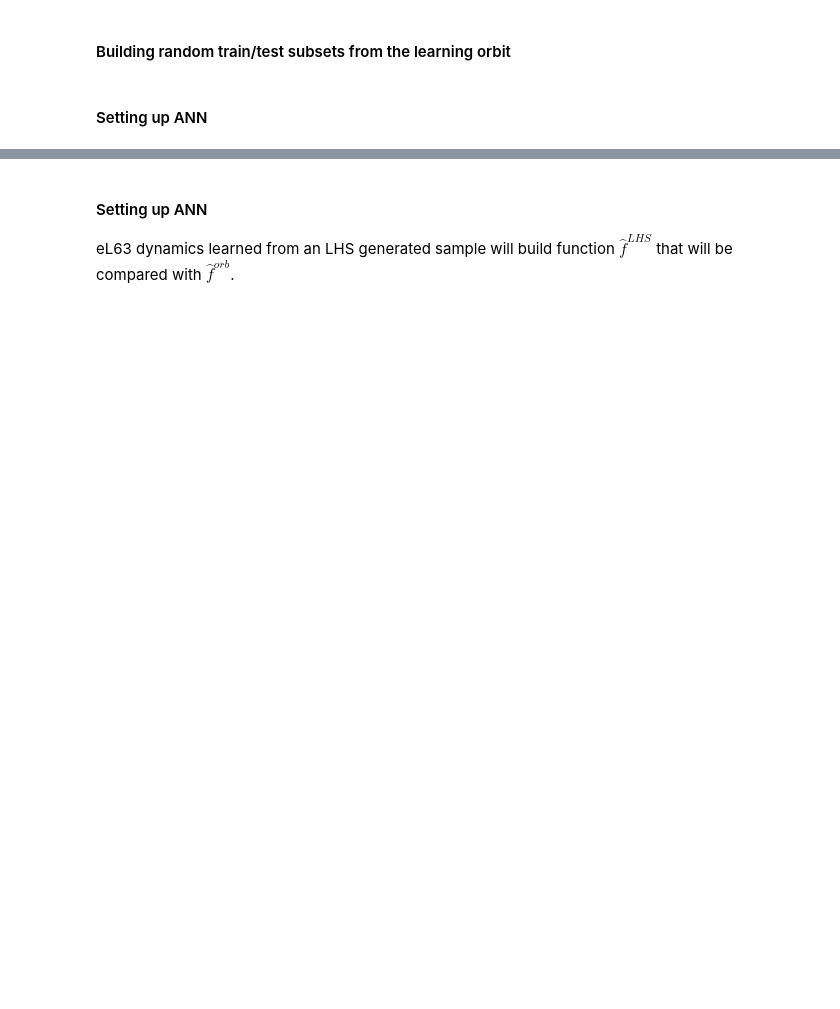
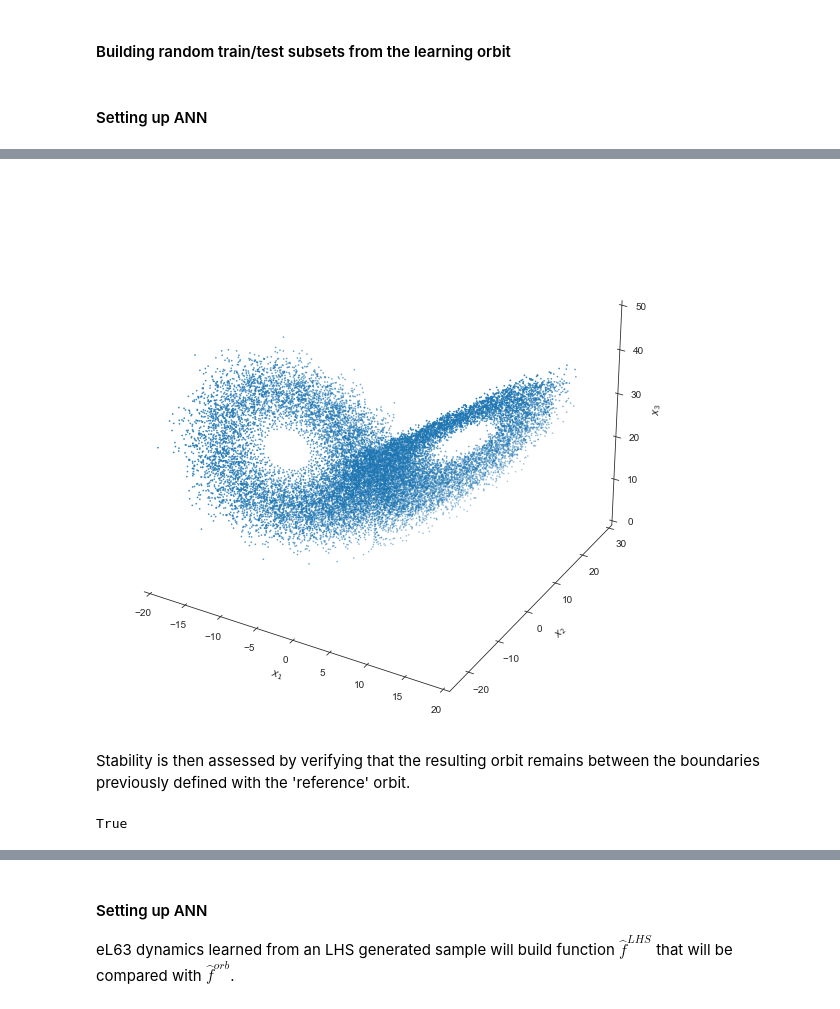
Before and after one commit to blankaBalogh/eL63, a Jupyter notebook: eL63_notebook.ipynb, the cells around one changed output, grey strips where cells are left out. Saved outputs shown, nothing was run; the diff lists cells and outputs as text; code cells hidden in the pictures; blank space fills up the shorter version.

```diff
--- a/eL63_notebook.ipynb
+++ b/eL63_notebook.ipynb
@@ -87,3 +89,8 @@ plot_3d_timeseries(traj.T, cmap="magma")
+# %%
+z_0 = zt0[-1, :] # initial condition from reference orbit
+n_samples = 10000 # total training samples n=10,000.
+output = generate_data(L63, z_0, n_steps=n_samples, compute_y=True)
+zt, dzt = np.squeeze(output['x']), np.squeeze(output['y'])
 # %% [markdown]
 #### Building random train/test subsets from the learning orbit
 # %%
@@ -474,0 +110,9 @@ IFrame(src='LHS_orb.html', width=900, height=600)
+# %%
+# -- Setting up NN model
+layers = [256] + 5*[128] + [64, 32]       # Layers with the number of nodes on each one.
+epochs = 50                               # Number of learning epochs.
+
+# -- Building ANN
+nn_dict = {'name': 'f_orb', 'in_dim':L63.ndim, 'out_dim':L63.ndim, 'nlays':layers, 'epochs':epochs, 'norms':norms_L63}
+nn_L63_orb = ML_model(nn_dict)
+train_ML_model(zt_norm, dzt_norm, nn_L63_orb, batch_size=32, n_epochs=epochs)
@@ -474,0 +151,15 @@ IFrame(src='LHS_orb.html', width=900, height=600)
+# %%
+plot_3d_timeseries(zML_L63, scatter=True)
+# %% [output]
+[figure, added]
+# %% [markdown]
+Stability is then assessed by verifying that the resulting orbit remains between the boundaries previously defined with the 'reference' orbit.
+# %%
+a = 3
+delta = np.max(zt0, axis=0) - np.min(zt0, axis=0)
+mini = np.min(zt0, axis=0) - a*delta
+maxi = np.max(zt0, axis=0) + a*delta
+
+is_stable(zML_L63, mini, maxi)
+# %% [output]
+True
```
Also changed, not shown: parts of 92 cells of this notebook, 13 other files.
